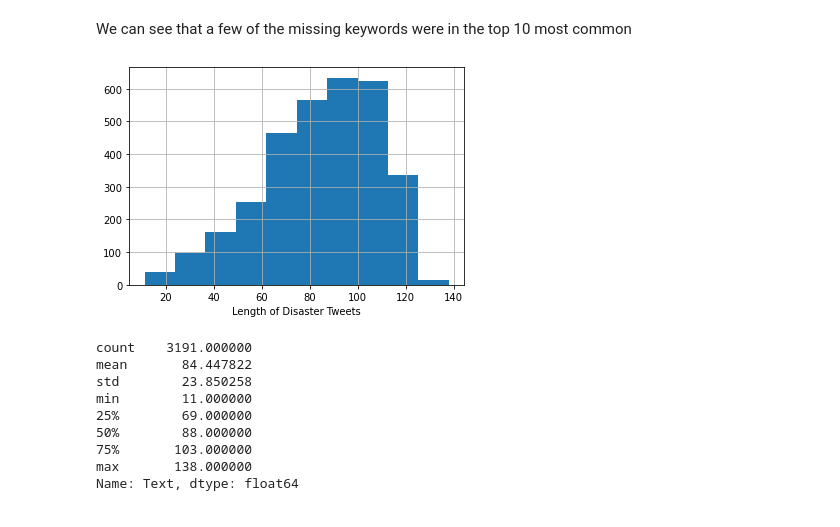
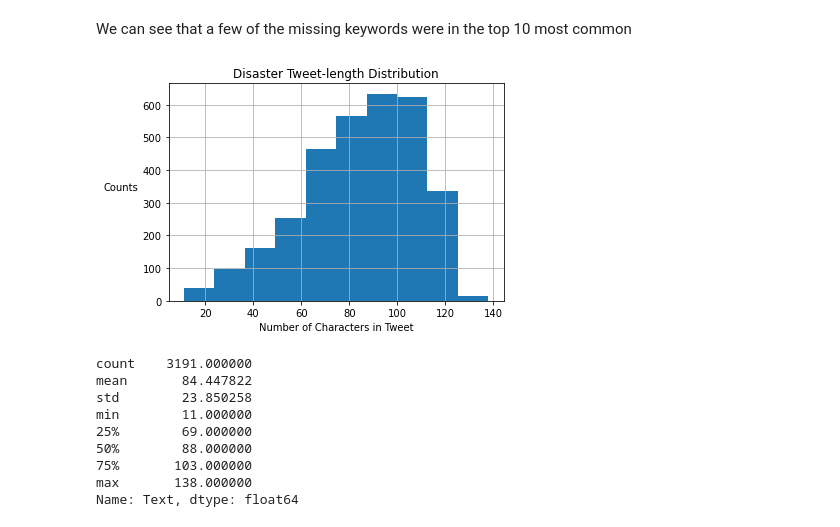
Before and after one commit to trentenAB/01_first_notebook, a Jupyter notebook: EDA Distaster Tweets.ipynb, the cells around one changed output. Saved outputs shown, nothing was run; the diff lists cells and outputs as text; code cells hidden in the pictures.

```diff
--- a/EDA Distaster Tweets.ipynb
+++ b/EDA Distaster Tweets.ipynb
@@ -347,10 +344,13 @@ plt.show()
 We can see that a few of the missing keywords were in the top 10 most common
 # %%
 data[data['target']==1]['Text'].str.len().hist()
-plt.xlabel('Length of Disaster Tweets')
+plt.xlabel('Number of Characters in Tweet')
+h = plt.ylabel('Counts', labelpad = 22)
+h.set_rotation(0)
+plt.title('Disaster Tweet-length Distribution')
 plt.show()
 # %% [output]
-[figure, old version]
+[figure, new version]
 # %%
 data[data['target']==1]['Text'].str.len().describe()
 # %% [output]
```
Also changed, not shown: parts of 3 cells of this notebook.
